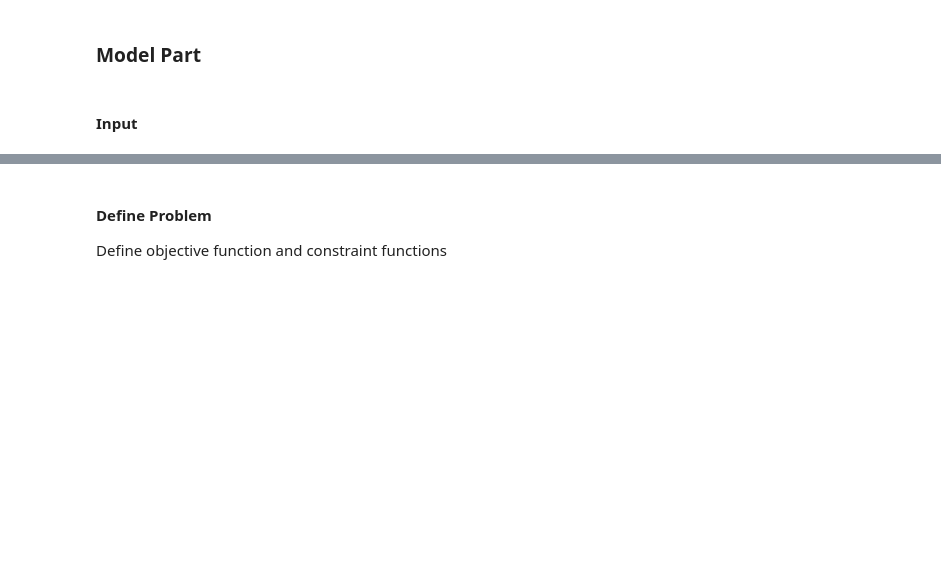
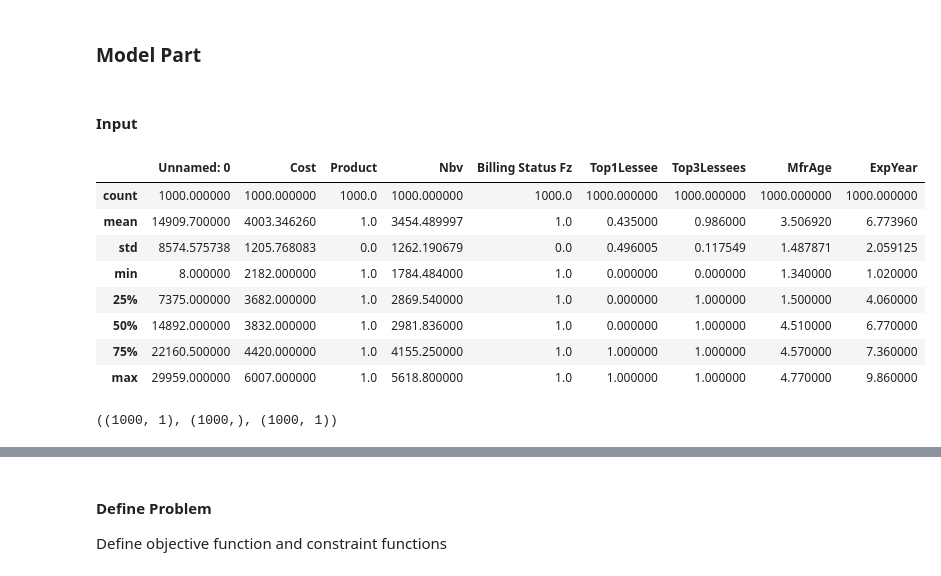
Before and after one commit to SightVanish/PortfolioSelection, a Jupyter notebook: PortfolioSeletion.ipynb, the cells around one changed output, grey strips where cells are left out. Saved outputs shown, nothing was run; the diff lists cells and outputs as text; code cells hidden in the pictures; blank space fills up the shorter version.

```diff
--- a/PortfolioSeletion.ipynb
+++ b/PortfolioSeletion.ipynb
@@ -173,3 +191,21 @@ prepared_data.head(3)
 #### Input
 # %%
 # TODO: set input
+prepared_data.describe()
+# %% [output]
+|  | Unnamed: 0 | Cost | Product | Nbv | Billing Status Fz | Top1Lessee | Top3Lessees | MfrAge | ExpYear |
+| count | 1000.000000 | 1000.000000 | 1000.0 | 1000.000000 | 1000.0 | 1000.000000 | 1000.000000 | 1000.000000 | 1000.000000 |
+| mean | 14909.700000 | 4003.346260 | 1.0 | 3454.489997 | 1.0 | 0.435000 | 0.986000 | 3.506920 | 6.773960 |
+| std | 8574.575738 | 1205.768083 | 0.0 | 1262.190679 | 0.0 | 0.496005 | 0.117549 | 1.487871 | 2.059125 |
+| min | 8.000000 | 2182.000000 | 1.0 | 1784.484000 | 1.0 | 0.000000 | 0.000000 | 1.340000 | 1.020000 |
+| 25% | 7375.000000 | 3682.000000 | 1.0 | 2869.540000 | 1.0 | 0.000000 | 1.000000 | 1.500000 | 4.060000 |
+| 50% | 14892.000000 | 3832.000000 | 1.0 | 2981.836000 | 1.0 | 0.000000 | 1.000000 | 4.510000 | 6.770000 |
+| 75% | 22160.500000 | 4420.000000 | 1.0 | 4155.250000 | 1.0 | 1.000000 | 1.000000 | 4.570000 | 7.360000 |
+| max | 29959.000000 | 6007.000000 | 1.0 | 5618.800000 | 1.0 | 1.000000 | 1.000000 | 4.770000 | 9.860000 |
+# %%
+nbv = prepared_data['Nbv'].to_numpy().reshape(n, 1)
+product = prepared_data['Product'].to_numpy()
+mfrAge = prepared_data['MfrAge'].to_numpy().reshape(n, 1)
+nbv.shape, product.shape, mfrAge.shape
+# %% [output]
+((1000, 1), (1000,), (1000, 1))
```
Also changed, not shown: parts of 21 cells of this notebook, 2 other files.
